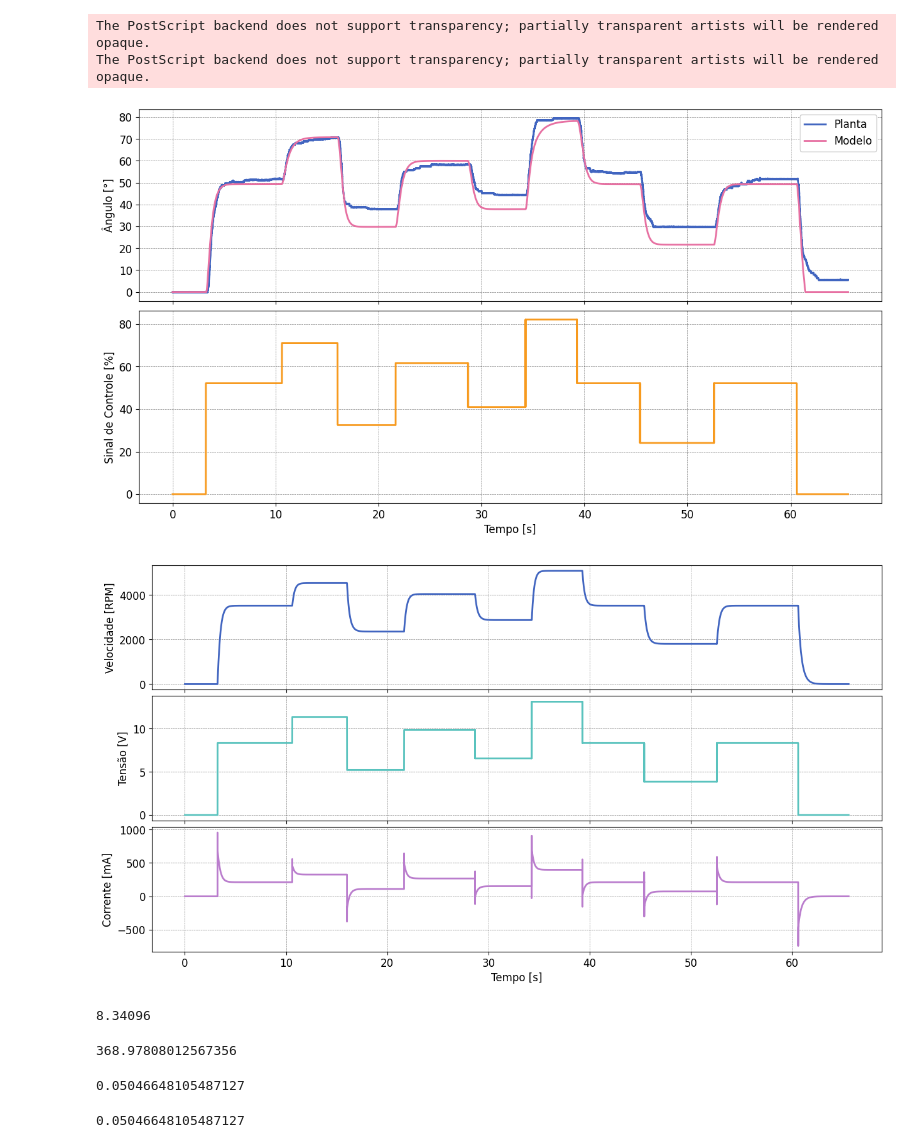
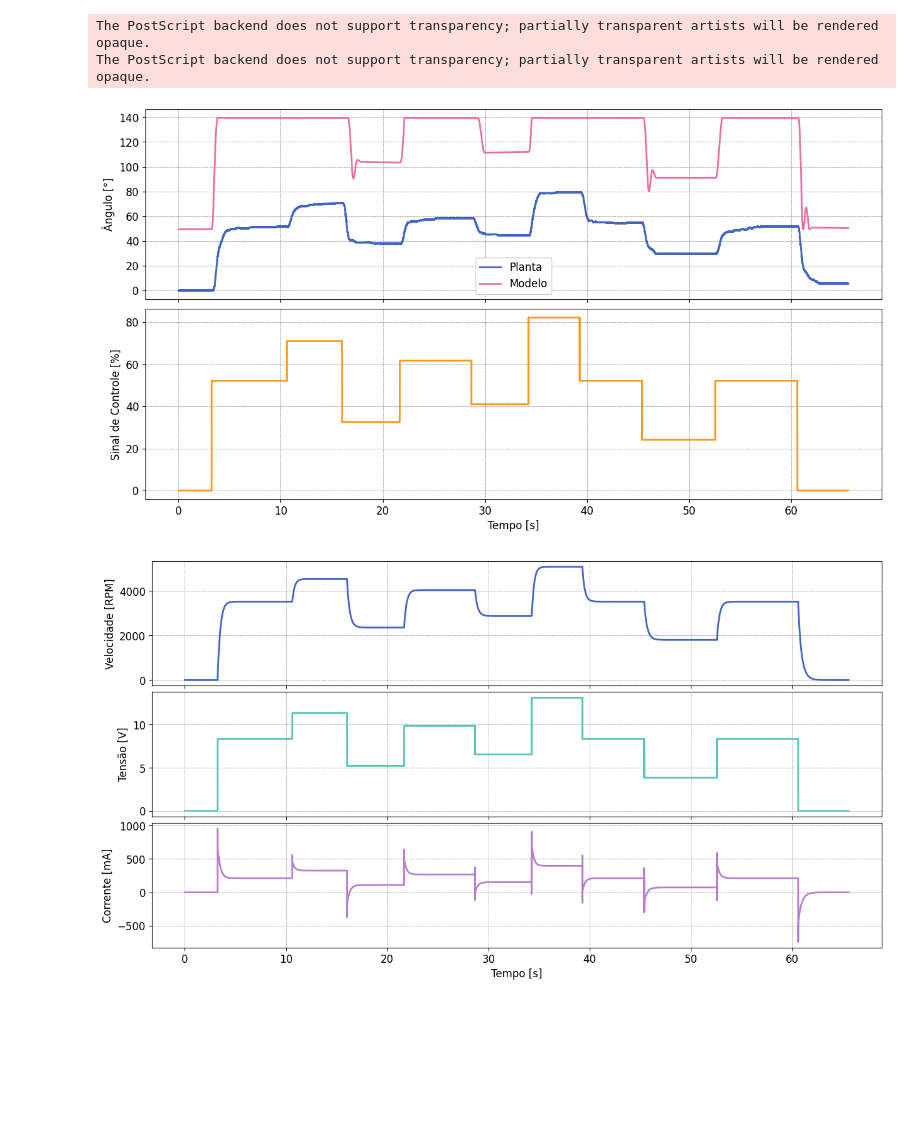
Before and after one commit to ErickNMA/LCD, a Jupyter notebook: Relatorio 1/ensaios_planta/fan-plate_SIM.ipynb, the cells around one changed output. Saved outputs shown, nothing was run; the diff lists cells and outputs as text; code cells hidden in the pictures; blank space fills up the shorter version.

```diff
--- a/Relatorio 1/ensaios_planta/fan-plate_SIM.ipynb
+++ b/Relatorio 1/ensaios_planta/fan-plate_SIM.ipynb
@@ -47,6 +47,7 @@ class FANPLATE():
         self.Ia = 0
         self.w = 0
         self.dth = 0
+        #self.th = np.radians(99/2)
         self.th = 0
         self.Vt = 0
         self.u = 0
@@ -66,7 +67,7 @@ class FANPLATE():
         self.u = ((self.ku1*self.w) + (self.ku2*(self.w**2)) + (self.ku3*(self.w**3)) + (self.ku4*(self.w**4)))
 
         #Diferencial de velocidade da placa:
-        ddth = ((self.u/self.Jp) - (self.Bp1*self.dth/self.Jp) - (self.Bp0/self.Jp) - (self.m*self.g*self.l*np.sin(self.th)/self.Jp))
+        ddth = ((self.u/self.Jp) - (self.Bp1*self.dth/self.Jp) - (self.Bp0*(abs(self.dth)/(self.dth+1e-12))/self.Jp) - (self.m*self.g*self.l*np.sin(self.th)/self.Jp))
         #Integrando a velocidade da placa:
         self.dth += ddth*T
         #Integrando a posição da placa:
@@ -78,6 +79,25 @@ class FANPLATE():
             self.th = 0
 # %%
 #Definição dos parâmetros do modelo:
+# fp = FANPLATE(
+#     La=8.73e-3,
+#     Ra=12,
+#     kaphi=1.57e-2,
+#     Jm=8.62e-6,
+#     Bm1=3.02e-6,
+#     Bm2=1.63e-8,
+#     ku1=2.75e-4,
+#     ku2=-8.98e-7,
+#     ku3=2.09e-9,
+#     ku4=-1.82e-12,
+#     Jp=4.8e-4/20,
+#     Bp0=1.4e-3*10,
+#     Bp1=1e-3*10,
+#     m=72e-3,
+#     g=9.81,
+#     l=68e-3
+# )
+
 fp = FANPLATE(
     La=8.73e-3,
     Ra=12,
@@ -89,26 +109,27 @@ fp = FANPLATE(
     ku2=-8.98e-7,
     ku3=2.09e-9,
     ku4=-1.82e-12,
-    Jp=4.8e-4/20,
-    Bp0=1.4e-3*10,
-    Bp1=1e-3*10,
+    Jp=4.8e-4,
+    Bp0=1.4e-3,
+    Bp1=1e-3,
     m=72e-3,
     g=9.81,
     l=68e-3
 )
 
 #Vetor de tempo:
-#time = np.arange(0, 3, 1e-3)
+#time = np.arange(0, 2, 1e-3)
 time = (degma[0])
 
 #Vetor de sinal de controle:
-#pwm = 100*np.ones(time.shape)
+#pwm = np.zeros(time.shape)
 pwm = (degma[3])
 
 #Ângulo da planta:
 ang = (degma[1])
 
 #Listas vazias para armazenar os dados:
+#th = [np.radians(99/2)]
 th = [0]
 ia = [0]
 w = [0]
@@ -125,7 +146,7 @@ for i in range(1, len(time)):
     u.append(fp.u)
 
 #Conversão dos dados:
-th = np.degrees(np.array(th))
+th = np.degrees(np.array(th))+(99/2)
 vt = np.array(vt)
 ia = np.array(ia)
 w = np.array(w)
@@ -141,50 +162,32 @@ offset = -0
 plt.subplots(2, 1, sharex=True)
 plt.subplots_adjust(hspace=0.05)
 plt.subplot(2, 1, 1)
 plt.plot(time[start+int(delay*1e3):end+int(delay*1e3)]-delay-(start*1e-3), ang[start+int(delay*1e3):end+int(delay*1e3)]+offset, label='Planta')
 plt.plot(time[start:end]-(start*1e-3), th[start:end], label='Modelo')
 plt.ylabel('Ângulo [°]')
 plt.legend()
 plt.subplot(2, 1, 2)
 plt.plot(time[start:end]-(start*1e-3), pwm[start:end], color='C4')
 plt.ylabel('Sinal de Controle [%]')
 plt.xlabel('Tempo [s]')
 plt.savefig(f'curves/degma-plate.eps', dpi=600, transparent=True, bbox_inches='tight')
 
 #Plot:
 plt.subplots(3, 1, sharex=True)
 plt.subplots_adjust(hspace=0.05)
 plt.subplot(3, 1, 1)
 plt.plot(time[start:end]-(start*1e-3), w[start:end]*60/(2*np.pi))
 plt.ylabel('Velocidade [RPM]')
 plt.subplot(3, 1, 2)
 plt.plot(time[start:end]-(start*1e-3), vt[start:end], color='C2')
 plt.ylabel('Tensão [V]')
 plt.subplot(3, 1, 3)
 plt.plot(time[start:end]-(start*1e-3), ia[start:end]*1e3, color='C5')
 plt.ylabel('Corrente [mA]')
 plt.xlabel('Tempo [s]')
 plt.savefig(f'curves/degma-mot.eps', dpi=600, transparent=True, bbox_inches='tight')
 # %% [output]
 The PostScript backend does not support transparency; partially transparent artists will be rendered opaque.
 The PostScript backend does not support transparency; partially transparent artists will be rendered opaque.
-[figure, old version]
+[figure, new version]
 [figure]
-# %%
-(vt[start:end])[6000]
-# %% [output]
-8.34096
-# %%
-x = (w[start:end])[6000]
-
-x
-# %% [output]
-368.97808012567356
-# %%
-(fp.ku1*(x))+(fp.ku2*(x**2))+(fp.ku3*(x**3))+(fp.ku4*(x**4))
-# %% [output]
-0.05046648105487127
-# %%
-(u[start:end])[6000]
-# %% [output]
-0.05046648105487127
```
Also changed, not shown: parts of 2 cells of this notebook, 7 other files.
